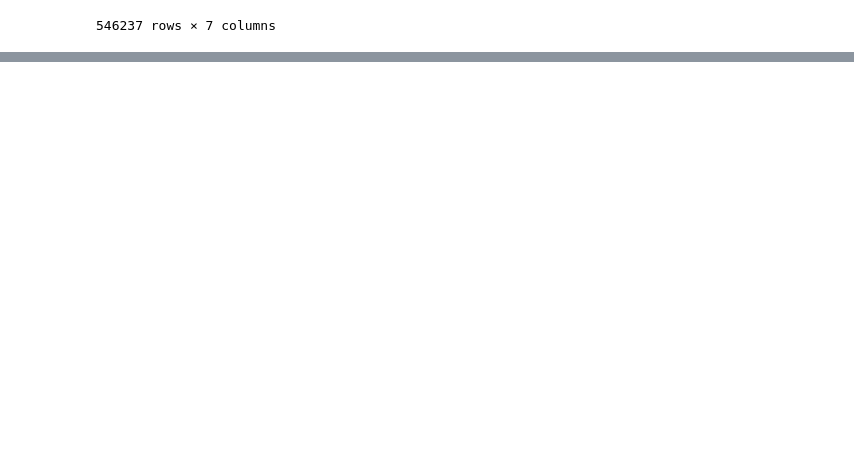
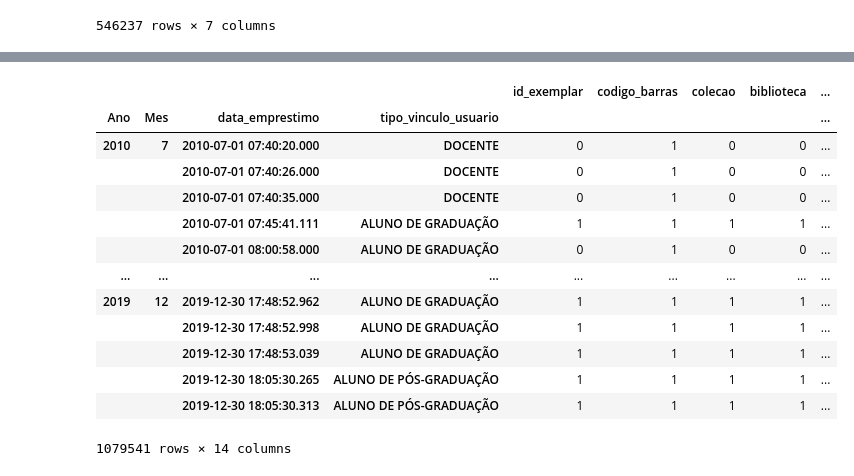
Before and after one commit to Nilshiniti/Projeto_Livraria_Pandas, a Jupyter notebook: primeiro_dia.ipynb, the cells around one changed output, grey strips where cells are left out. Saved outputs shown, nothing was run; the diff lists cells and outputs as text; code cells hidden in the pictures; blank space fills up the shorter version.

```diff
--- a/primeiro_dia.ipynb
+++ b/primeiro_dia.ipynb
@@ -187,0 +322,20 @@ memory usage: 205.6+ MB
+# %%
+f_emprestimo = dfcomp.loc[(dfcomp["tipo_vinculo_usuario"] == "ALUNO DE GRADUAÇÃO") | (dfcomp["tipo_vinculo_usuario"] == "ALUNO DE PÓS-GRADUAÇÃO")]
+f_emprestimo = dfcomp.loc[(dfcomp["Ano"] >= 2010) & (dfcomp["Ano"]<=2020)]
+f_emprestimo = dfcomp.groupby(by=["Ano", "Mes", "tipo_vinculo_usuario"]).count()
+f_emprestimo
+# %% [output]
+|  |  |  |  | id_exemplar | codigo_barras | colecao | biblioteca | ... |
+| Ano | Mes | data_emprestimo | tipo_vinculo_usuario |  |  |  |  | ... |
+| 2010 | 7 | 2010-07-01 07:40:20.000 | DOCENTE | 0 | 1 | 0 | 0 | ... |
+|  |  | 2010-07-01 07:40:26.000 | DOCENTE | 0 | 1 | 0 | 0 | ... |
+|  |  | 2010-07-01 07:40:35.000 | DOCENTE | 0 | 1 | 0 | 0 | ... |
+|  |  | 2010-07-01 07:45:41.111 | ALUNO DE GRADUAÇÃO | 1 | 1 | 1 | 1 | ... |
+|  |  | 2010-07-01 08:00:58.000 | ALUNO DE GRADUAÇÃO | 0 | 1 | 0 | 0 | ... |
+| ... | ... | ... | ... | ... | ... | ... | ... | ... |
+| 2019 | 12 | 2019-12-30 17:48:52.962 | ALUNO DE GRADUAÇÃO | 1 | 1 | 1 | 1 | ... |
+|  |  | 2019-12-30 17:48:52.998 | ALUNO DE GRADUAÇÃO | 1 | 1 | 1 | 1 | ... |
+|  |  | 2019-12-30 17:48:53.039 | ALUNO DE GRADUAÇÃO | 1 | 1 | 1 | 1 | ... |
+|  |  | 2019-12-30 18:05:30.265 | ALUNO DE PÓS-GRADUAÇÃO | 1 | 1 | 1 | 1 | ... |
+|  |  | 2019-12-30 18:05:30.313 | ALUNO DE PÓS-GRADUAÇÃO | 1 | 1 | 1 | 1 | ... |
+1079541 rows × 14 columns
```
Also changed, not shown: parts of 20 cells of this notebook.
